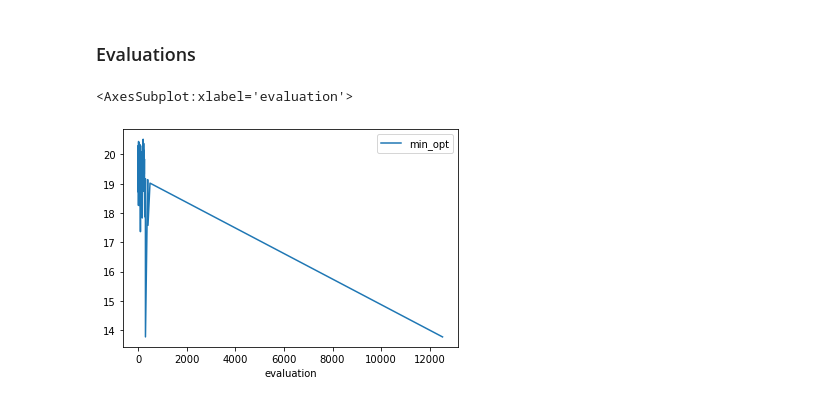
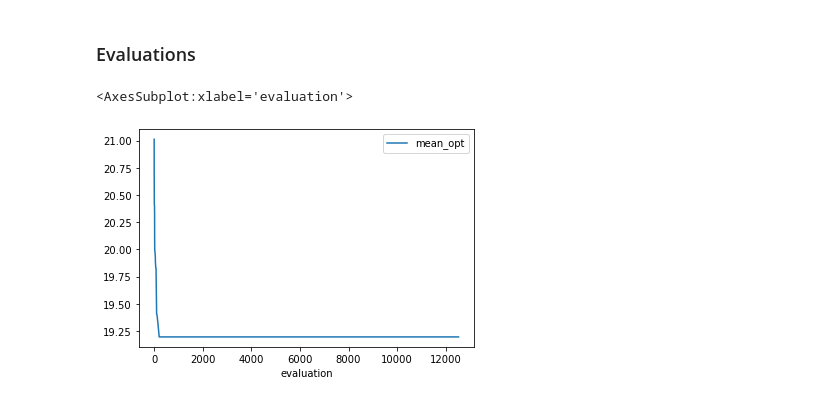
Before and after one commit to mahf-opt/mahf, a Jupyter notebook: evaluation/basicEval.ipynb, the cells around one changed output. Drawn from its saved outputs; the diff is of its cells as text; code cells hidden in the pictures.

Commit message:
Add evaluation for FEs

```diff
--- a/evaluation/basicEval.ipynb
+++ b/evaluation/basicEval.ipynb
@@ -74,7 +68,34 @@ stats_eval
 # %%
+# evaluations are logged on improvement, thus evaluation numbers differ for every run.
+# missing data needs to be filled first (with data from previous evaluation log) to properly calculate statistics
+
+# gather all evaluation numbers
 evals = sorted(ackley_eval["evaluation"].unique())
-evals
-stats_eval = ackley_eval.groupby('evaluation')
-y = stats_eval['best_fx'].transform(lambda s: s.loc[s.first_valid_index()])
-y
+evals = pd.DataFrame(evals, columns=['evaluation'])
+
+# split dataframe into several, one for each run
+splits = []
+start = 0
+for i in ackley_eval.index:
+    if (ackley_eval.at[i,"evaluation"] == ackley_eval["evaluation"].max()):
+        splits.append(ackley_eval.iloc[start:i+1])
+        start = i+1
+
+# expand evaluation numbers for each run and fill missing data with those of previous evaluation
+dfs = [j.merge(evals, on='evaluation', how='right') for j in splits]
+df_filled = [k.fillna(method='ffill') for k in dfs]
+
+# merge now completed dataframes once more
+result_1 = pd.concat(df_filled)
+
+# group best_fx for each evaluation number and calculate statistics
+stats_eval = result_1.groupby(by="evaluation").agg(
+    mean_opt=pd.NamedAgg(column="best_fx", aggfunc=np.mean),
+    std_opt=pd.NamedAgg(column="best_fx", aggfunc=np.std),
+    min_opt=pd.NamedAgg(column="best_fx", aggfunc="min"),
+    max_opt=pd.NamedAgg(column="best_fx", aggfunc="max"),
+    median_opt=pd.NamedAgg(column="best_fx", aggfunc=np.median),
+)
+pd.DataFrame(stats_eval)
+stats_eval
 # %% [output]
@@ -102,7 +129,7 @@ stats_iter.plot(y="mean_opt")
 # %% [markdown]
 ### Evaluations
 # %%
-stats_eval.plot(y="min_opt")
+stats_eval.plot(y="mean_opt")
 # %% [output]
 <AxesSubplot:xlabel='evaluation'>
-[figure, old version]
+[figure, new version]
```
Also changed, not shown: parts of 5 cells of this notebook, 1 other file.
